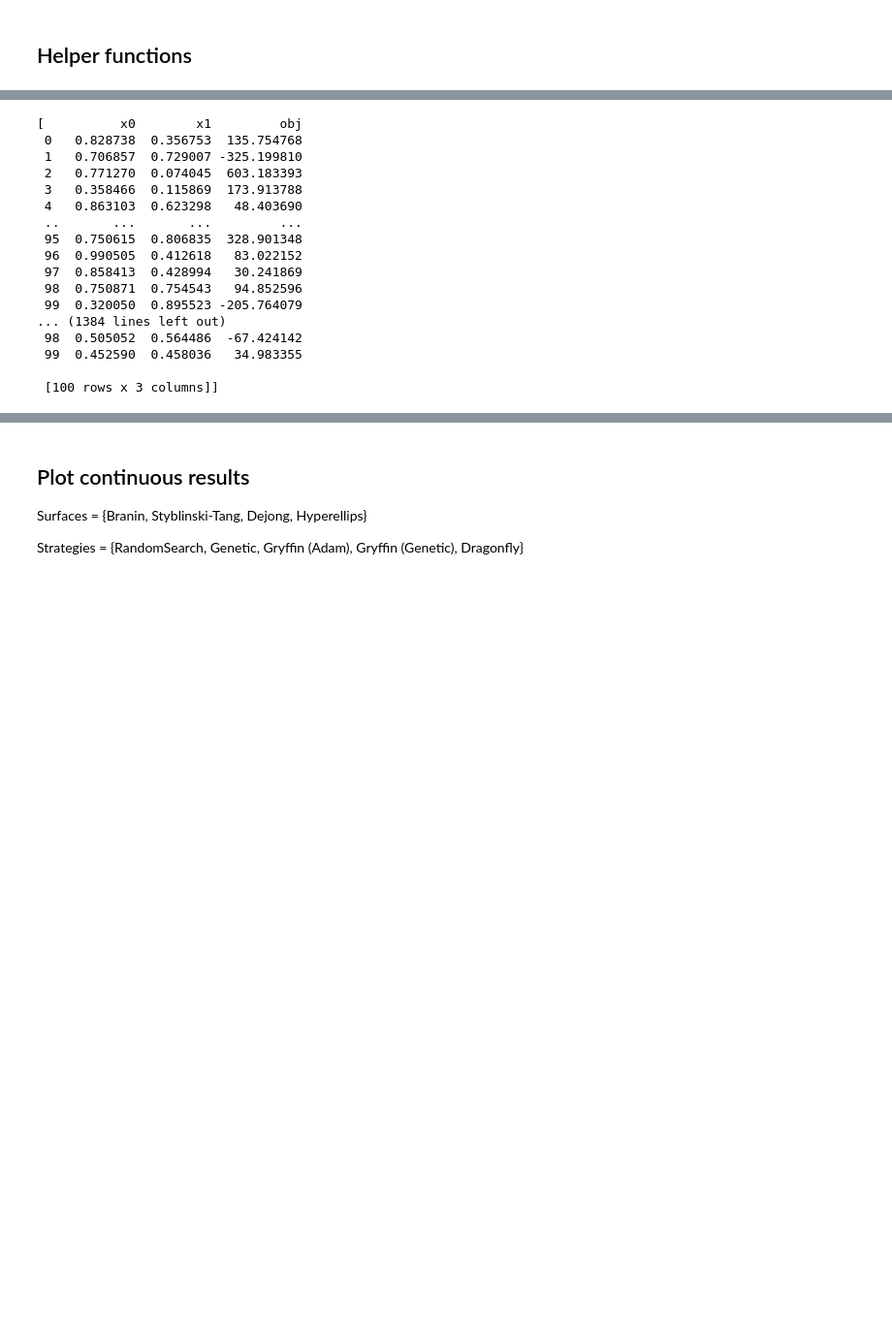
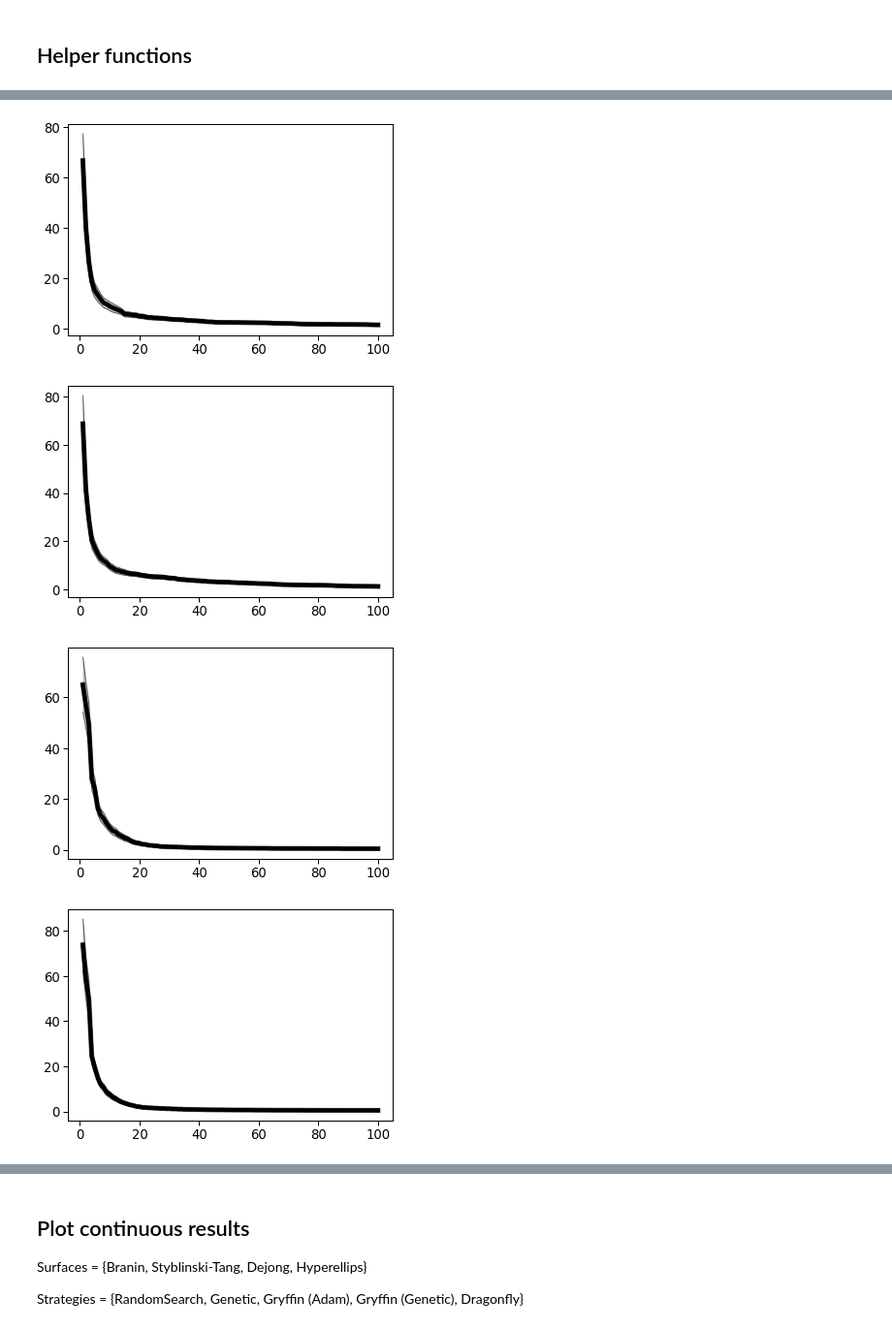
Before and after one commit to aspuru-guzik-group/gryffin-known-constraints, a Jupyter notebook: analysis/known-constraints/kwn-analysis.ipynb, the cells around one changed output, grey strips where cells are left out. Shown at 97% size. Drawn from its saved outputs; the diff is of its cells as text; code cells hidden in the pictures; blank space fills up the shorter version.

Commit message:
add summary csv files

```diff
--- a/analysis/known-constraints/kwn-analysis.ipynb
+++ b/analysis/known-constraints/kwn-analysis.ipynb
@@ -151,6 +151,8 @@ def plot_min_trace_mean(data, ax=None, color=None, label=None, categorical=False
     ax.plot(x, mean-1.96*stde, color=color, linewidth=1, alpha=0.5)
     ax.plot(x, mean+1.96*stde, color=color, linewidth=1, alpha=0.5)
 
+    return mean, stde
+
 def plot_min_trace_median(data, ax=None, color=None, label=None, nboots=1000):
 
     if ax is None:
@@ -184,7 +186,8 @@ def bootstrapped_iqr(traces, nboots=100):
 def plot_trace_sigle(folder, ax, categorical=False, color='k', label='', shift=0.0, log=False):
     with open(f'{folder}/results.pkl', 'rb') as content:
         data = pickle.load(content)
-    plot_min_trace_mean(data, ax=ax, color=color, label=label, categorical=categorical, shift=shift, log=log)
+    mean, stde = plot_min_trace_mean(data, ax=ax, color=color, label=label, categorical=categorical, shift=shift, log=log)
+    return mean, stde
 
 def plot_trace_sigle_dragonfly(folder, ax, categorical=False, color='k', label='', shift=0.0, log=False):
     with open(f'{folder}/results.pkl', 'rb') as content:
@@ -194,4 +197,5 @@ def plot_trace_sigle_dragonfly(folder, ax, categorical=False, color='k', label='
         new_frame = d.copy()
         new_frame['obj'] = -1*d['obj']
         reversed_frames.append(new_frame)
-    plot_min_trace_mean(reversed_frames, ax=ax, color=color, label=label, categorical=categorical, shift=shift, log=log)
+    mean, stde = plot_min_trace_mean(reversed_frames, ax=ax, color=color, label=label, categorical=categorical, shift=shift, log=log)
+    return mean, stde
@@ -426,9 +201,0 @@ surface.run([0.1, 0.2])
-# %%
-fig, ax = plt.subplots()
-
-plot_constr_surface(surface, ax=ax, N=100)
-# example samples
-with open('../../benchmarks_known/ackleypath/dragonfly/results.pkl', 'rb') as content:
-    data = pickle.load(content)
-X = data[0].loc[:, ['x0', 'x1']]
-ax.scatter(X['x0'], X['x1'], marker='X', s=100, color='#adb5bd', edgecolor='k', zorder=10)
@@ -527,23 +202,27 @@ ax.scatter(X['x0'], X['x1'], marker='X', s=100, color='#adb5bd', edgecolor='k',
-# %%
- with open(f'../../benchmarks_known/schwefel/random/results.pkl', 'rb') as content:
-        data = pickle.load(content)
-# %%
-data
-# %% [output]
-[          x0        x1         obj
- 0   0.828738  0.356753  135.754768
- 1   0.706857  0.729007 -325.199810
- 2   0.771270  0.074045  603.183393
- 3   0.358466  0.115869  173.913788
- 4   0.863103  0.623298   48.403690
- ..       ...       ...         ...
- 95  0.750615  0.806835  328.901348
- 96  0.990505  0.412618   83.022152
- 97  0.858413  0.428994   30.241869
- 98  0.750871  0.754543   94.852596
- 99  0.320050  0.895523 -205.764079
-... (1384 lines left out)
- 98  0.505052  0.564486  -67.424142
- 99  0.452590  0.458036   34.983355
-
- [100 rows x 3 columns]]
+# %%
+# branin
+csv_data = {'iteration': np.arange(100)+1 }
+datas = [
+    '../../benchmarks_known/branin/random/',
+    '../../benchmarks_known/branin/deap/',
+    '../../benchmarks_known/branin/opt_adam/',
+    '../../benchmarks_known/branin/opt_genetic/',
+    '../../benchmarks_known/branin/dragonfly/',
+]
+planners = ['random', 'deap', 'gryffin_adam', 'gryffin_genetic', 'dragonfly']
+for planner, data in zip(planners, datas):
+    if planner == 'dragonfly':
+        mean, stde = plot_trace_sigle_dragonfly(data, ax=None)
+    else:
+        mean, stde = plot_trace_sigle(data, ax=None)
+    csv_data[f'{planner}_mean'] = mean[:100]
+    csv_data[f'{planner}_stde'] = stde[:100]
+
+df = pd.DataFrame(csv_data)
+
+df.to_csv('summary_branin.csv', index=False)
+# %% [output]
+[figure, added]
+[figure, added]
+[figure, added]
+[figure, added]
```
Also changed, not shown: parts of 32 cells of this notebook, 12 other files.
